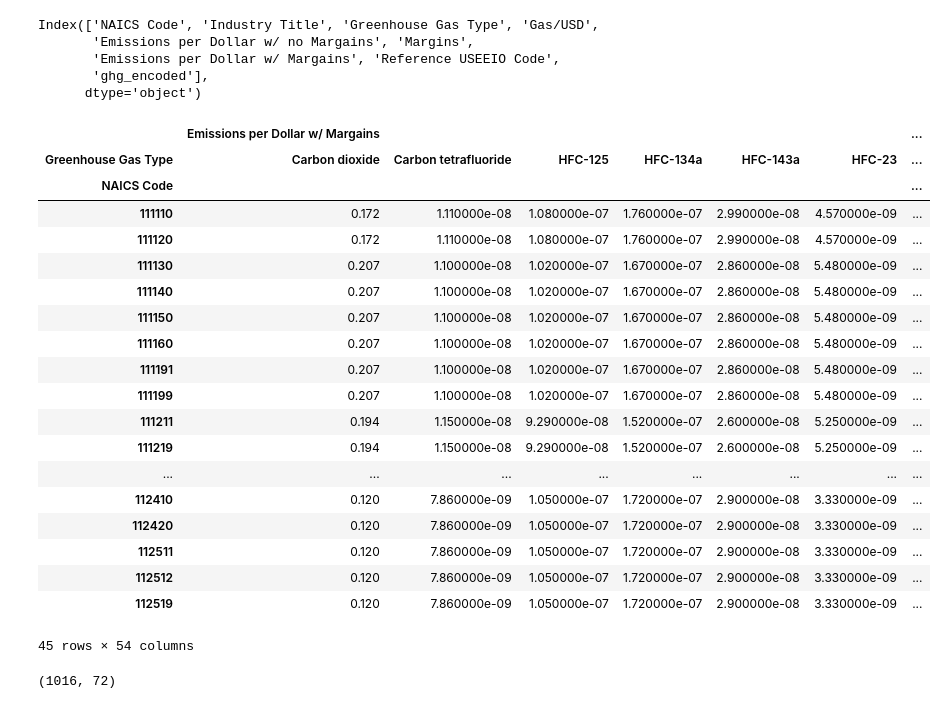
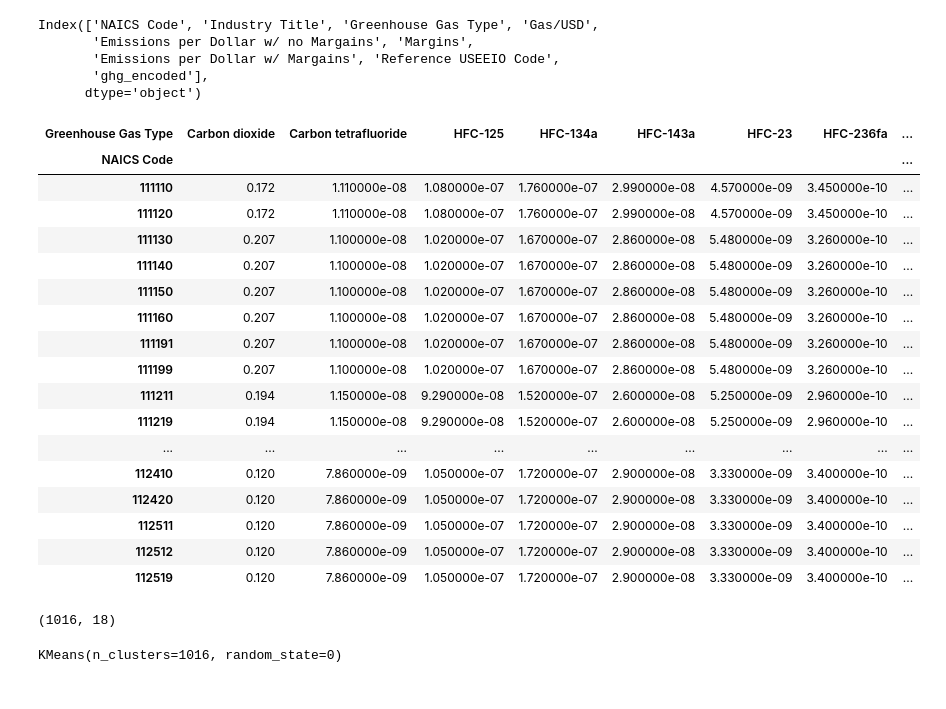
Before and after one commit to coopaloop536/Cooper_CO2_Emissions, a Jupyter notebook: CO2_Emissions_Project.ipynb, the cells around one changed output. Cells and saved outputs as stored; diff of their text form; code cells hidden in the pictures.

```diff
--- a/CO2_Emissions_Project.ipynb
+++ b/CO2_Emissions_Project.ipynb
@@ -237,30 +237,36 @@ Index(['NAICS Code', 'Industry Title', 'Greenhouse Gas Type', 'Gas/USD',
        'ghg_encoded'],
       dtype='object')
 # %%
-df_wide = df.pivot(index='NAICS Code', columns='Greenhouse Gas Type', values=[ 'Emissions per Dollar w/ Margains', 'Margins', 'Emissions per Dollar w/ no Margains'])
+df_wide = df.pivot(index='NAICS Code', columns='Greenhouse Gas Type', values= 'Emissions per Dollar w/ Margains')
 df_wide.head(45)
 # %% [output]
-|  | Emissions per Dollar w/ Margains |  |  |  |  |  | ... |
-| Greenhouse Gas Type | Carbon dioxide | Carbon tetrafluoride | HFC-125 | HFC-134a | HFC-143a | HFC-23 | ... |
-| NAICS Code |  |  |  |  |  |  | ... |
-| 111110 | 0.172 | 1.110000e-08 | 1.080000e-07 | 1.760000e-07 | 2.990000e-08 | 4.570000e-09 | ... |
-| 111120 | 0.172 | 1.110000e-08 | 1.080000e-07 | 1.760000e-07 | 2.990000e-08 | 4.570000e-09 | ... |
-| 111130 | 0.207 | 1.100000e-08 | 1.020000e-07 | 1.670000e-07 | 2.860000e-08 | 5.480000e-09 | ... |
-| 111140 | 0.207 | 1.100000e-08 | 1.020000e-07 | 1.670000e-07 | 2.860000e-08 | 5.480000e-09 | ... |
-| 111150 | 0.207 | 1.100000e-08 | 1.020000e-07 | 1.670000e-07 | 2.860000e-08 | 5.480000e-09 | ... |
-| 111160 | 0.207 | 1.100000e-08 | 1.020000e-07 | 1.670000e-07 | 2.860000e-08 | 5.480000e-09 | ... |
-| 111191 | 0.207 | 1.100000e-08 | 1.020000e-07 | 1.670000e-07 | 2.860000e-08 | 5.480000e-09 | ... |
-| 111199 | 0.207 | 1.100000e-08 | 1.020000e-07 | 1.670000e-07 | 2.860000e-08 | 5.480000e-09 | ... |
-| 111211 | 0.194 | 1.150000e-08 | 9.290000e-08 | 1.520000e-07 | 2.600000e-08 | 5.250000e-09 | ... |
-| 111219 | 0.194 | 1.150000e-08 | 9.290000e-08 | 1.520000e-07 | 2.600000e-08 | 5.250000e-09 | ... |
-| ... | ... | ... | ... | ... | ... | ... | ... |
-| 112410 | 0.120 | 7.860000e-09 | 1.050000e-07 | 1.720000e-07 | 2.900000e-08 | 3.330000e-09 | ... |
-| 112420 | 0.120 | 7.860000e-09 | 1.050000e-07 | 1.720000e-07 | 2.900000e-08 | 3.330000e-09 | ... |
-| 112511 | 0.120 | 7.860000e-09 | 1.050000e-07 | 1.720000e-07 | 2.900000e-08 | 3.330000e-09 | ... |
-| 112512 | 0.120 | 7.860000e-09 | 1.050000e-07 | 1.720000e-07 | 2.900000e-08 | 3.330000e-09 | ... |
-| 112519 | 0.120 | 7.860000e-09 | 1.050000e-07 | 1.720000e-07 | 2.900000e-08 | 3.330000e-09 | ... |
+| Greenhouse Gas Type | Carbon dioxide | Carbon tetrafluoride | HFC-125 | HFC-134a | HFC-143a | HFC-23 | HFC-236fa | ... |
+| NAICS Code |  |  |  |  |  |  |  | ... |
+| 111110 | 0.172 | 1.110000e-08 | 1.080000e-07 | 1.760000e-07 | 2.990000e-08 | 4.570000e-09 | 3.450000e-10 | ... |
+| 111120 | 0.172 | 1.110000e-08 | 1.080000e-07 | 1.760000e-07 | 2.990000e-08 | 4.570000e-09 | 3.450000e-10 | ... |
+| 111130 | 0.207 | 1.100000e-08 | 1.020000e-07 | 1.670000e-07 | 2.860000e-08 | 5.480000e-09 | 3.260000e-10 | ... |
+| 111140 | 0.207 | 1.100000e-08 | 1.020000e-07 | 1.670000e-07 | 2.860000e-08 | 5.480000e-09 | 3.260000e-10 | ... |
+| 111150 | 0.207 | 1.100000e-08 | 1.020000e-07 | 1.670000e-07 | 2.860000e-08 | 5.480000e-09 | 3.260000e-10 | ... |
+| 111160 | 0.207 | 1.100000e-08 | 1.020000e-07 | 1.670000e-07 | 2.860000e-08 | 5.480000e-09 | 3.260000e-10 | ... |
+| 111191 | 0.207 | 1.100000e-08 | 1.020000e-07 | 1.670000e-07 | 2.860000e-08 | 5.480000e-09 | 3.260000e-10 | ... |
+| 111199 | 0.207 | 1.100000e-08 | 1.020000e-07 | 1.670000e-07 | 2.860000e-08 | 5.480000e-09 | 3.260000e-10 | ... |
+| 111211 | 0.194 | 1.150000e-08 | 9.290000e-08 | 1.520000e-07 | 2.600000e-08 | 5.250000e-09 | 2.960000e-10 | ... |
+| 111219 | 0.194 | 1.150000e-08 | 9.290000e-08 | 1.520000e-07 | 2.600000e-08 | 5.250000e-09 | 2.960000e-10 | ... |
+| ... | ... | ... | ... | ... | ... | ... | ... | ... |
+| 112410 | 0.120 | 7.860000e-09 | 1.050000e-07 | 1.720000e-07 | 2.900000e-08 | 3.330000e-09 | 3.400000e-10 | ... |
+| 112420 | 0.120 | 7.860000e-09 | 1.050000e-07 | 1.720000e-07 | 2.900000e-08 | 3.330000e-09 | 3.400000e-10 | ... |
+| 112511 | 0.120 | 7.860000e-09 | 1.050000e-07 | 1.720000e-07 | 2.900000e-08 | 3.330000e-09 | 3.400000e-10 | ... |
+| 112512 | 0.120 | 7.860000e-09 | 1.050000e-07 | 1.720000e-07 | 2.900000e-08 | 3.330000e-09 | 3.400000e-10 | ... |
+| 112519 | 0.120 | 7.860000e-09 | 1.050000e-07 | 1.720000e-07 | 2.900000e-08 | 3.330000e-09 | 3.400000e-10 | ... |
-45 rows × 54 columns
 # %%
 df_wide.shape
 # %% [output]
-(1016, 72)
+(1016, 18)
+# %%
+## My mentor said using k-means clustering would be best for my use case. I used https://www.datasciencebase.com/unsupervised-ml/algorithms/k-means-clustering/scikit-learn-example/ for help.
+
+from sklearn.cluster import KMeans
+kmeans = KMeans(n_clusters = 1016, random_state = 0, n_init='auto')
+kmeans.fit(df_wide)
+# %% [output]
+KMeans(n_clusters=1016, random_state=0)
```
Also changed, not shown: parts of 2 cells of this notebook.
